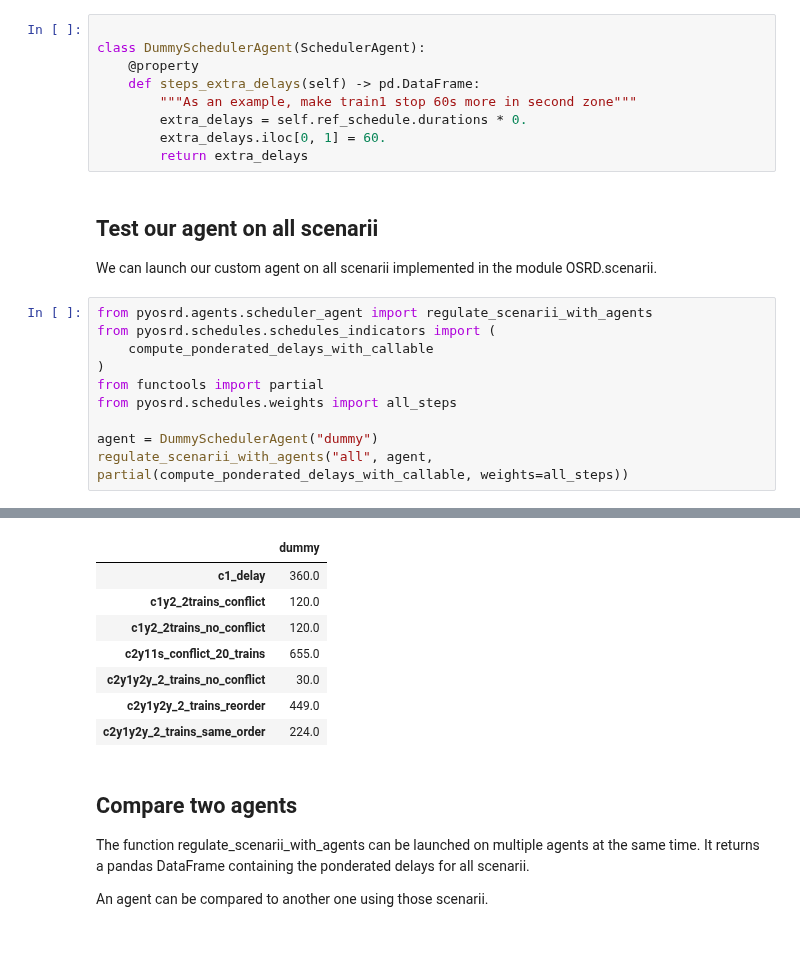
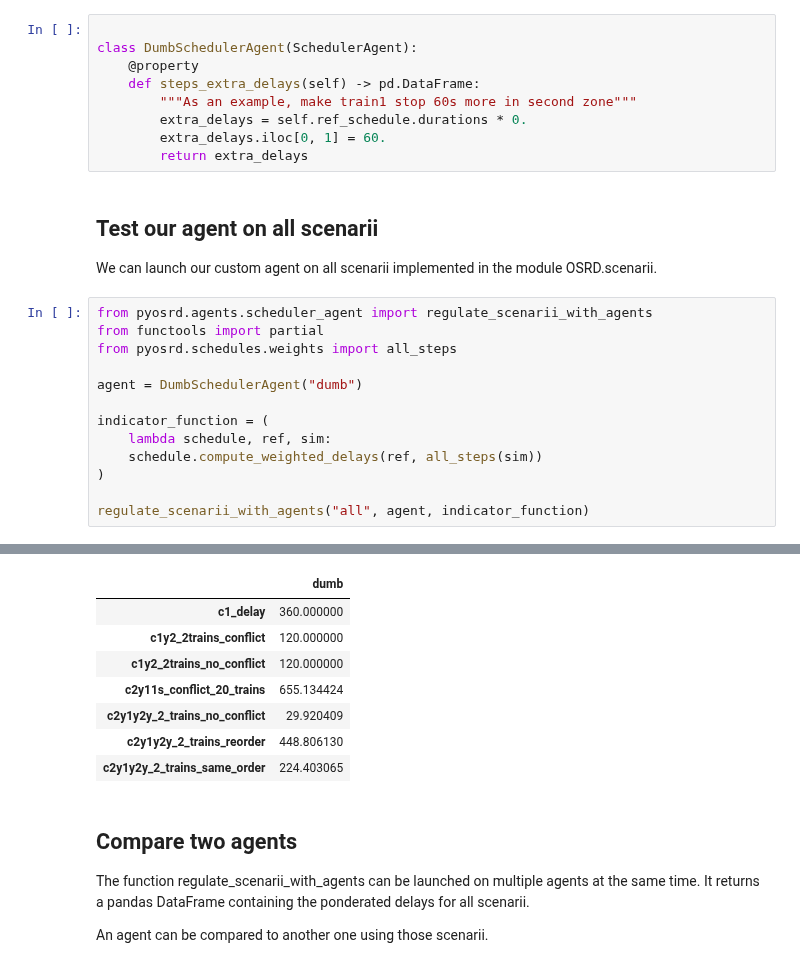
Before and after one commit to y-plus/pyOSRD, a Jupyter notebook: doc/tutorials/6_custom_agent.ipynb, the cells around one changed output, grey strips where cells are left out. Saved outputs shown, nothing was run; the diff lists cells and outputs as text.

Commit message:
added some test on regulates function and renamed dummy to dumb

```diff
--- a/doc/tutorials/6_custom_agent.ipynb
+++ b/doc/tutorials/6_custom_agent.ipynb
@@ -10,7 +10,7 @@ from dataclasses import dataclass
 Create an agent that add 60 seconds of delay at the second zone the first train go throught.
 # %%
 
-class DummySchedulerAgent(SchedulerAgent):
+class DumbSchedulerAgent(SchedulerAgent):
     @property
     def steps_extra_delays(self) -> pd.DataFrame:
         """As an example, make train1 stop 60s more in second zone"""
@@ -22,12 +22,15 @@ class DummySchedulerAgent(SchedulerAgent):
 We can launch our custom agent on all scenarii implemented in the module OSRD.scenarii.
 # %%
 from pyosrd.agents.scheduler_agent import regulate_scenarii_with_agents
-from pyosrd.schedules.schedules_indicators import (
-    compute_ponderated_delays_with_callable
-)
 from functools import partial
 from pyosrd.schedules.weights import all_steps
 
-agent = DummySchedulerAgent("dummy")
-regulate_scenarii_with_agents("all", agent, partial(compute_ponderated_delays_with_callable, weights=all_steps))
+agent = DumbSchedulerAgent("dumb")
+
+indicator_function = (
+    lambda schedule, ref, sim:
+    schedule.compute_weighted_delays(ref, all_steps(sim))
+)
+
+regulate_scenarii_with_agents("all", agent, indicator_function)
 # %% [output]
@@ -51,11 +54,11 @@ regulate_scenarii_with_agents("all", agent, partial(compute_ponderated_delays_wi
-|  | dummy |
-| c1_delay | 360.0 |
-| c1y2_2trains_conflict | 120.0 |
-| c1y2_2trains_no_conflict | 120.0 |
-| c2y11s_conflict_20_trains | 655.0 |
-| c2y1y2y_2_trains_no_conflict | 30.0 |
-| c2y1y2y_2_trains_reorder | 449.0 |
-| c2y1y2y_2_trains_same_order | 224.0 |
+|  | dumb |
+| c1_delay | 360.000000 |
+| c1y2_2trains_conflict | 120.000000 |
+| c1y2_2trains_no_conflict | 120.000000 |
+| c2y11s_conflict_20_trains | 655.134424 |
+| c2y1y2y_2_trains_no_conflict | 29.920409 |
+| c2y1y2y_2_trains_reorder | 448.806130 |
+| c2y1y2y_2_trains_same_order | 224.403065 |
 # %% [markdown]
 ## Compare two agents
 
```
Also changed, not shown: parts of 3 cells of this notebook, 1 other file.
